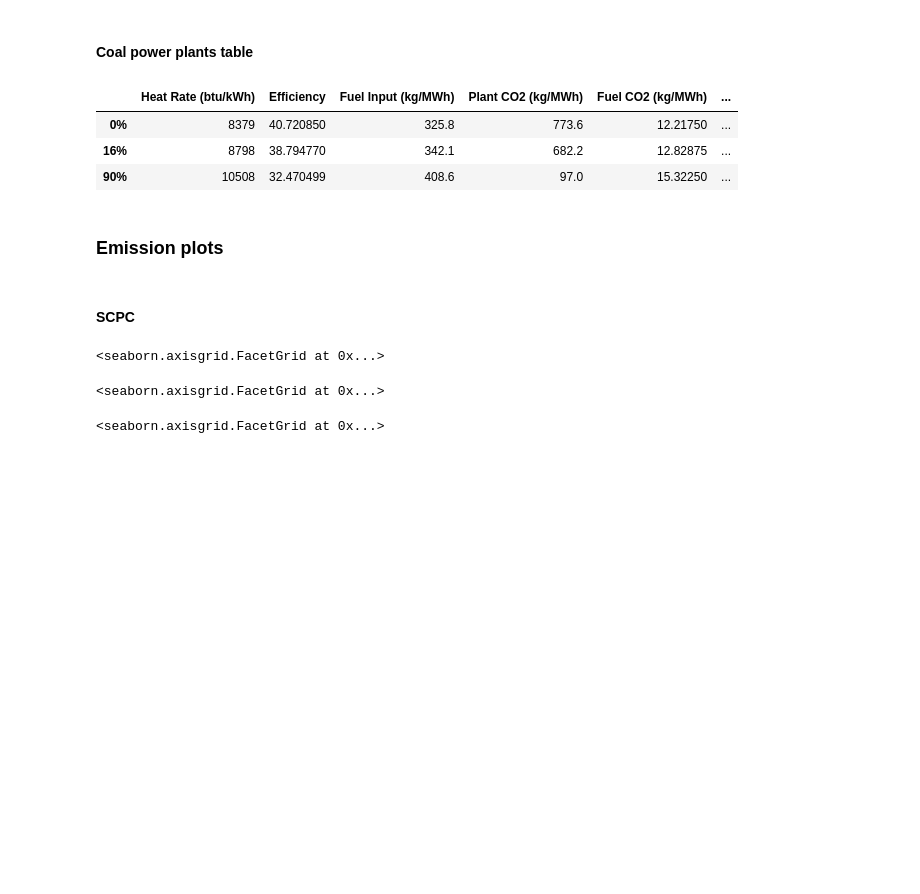
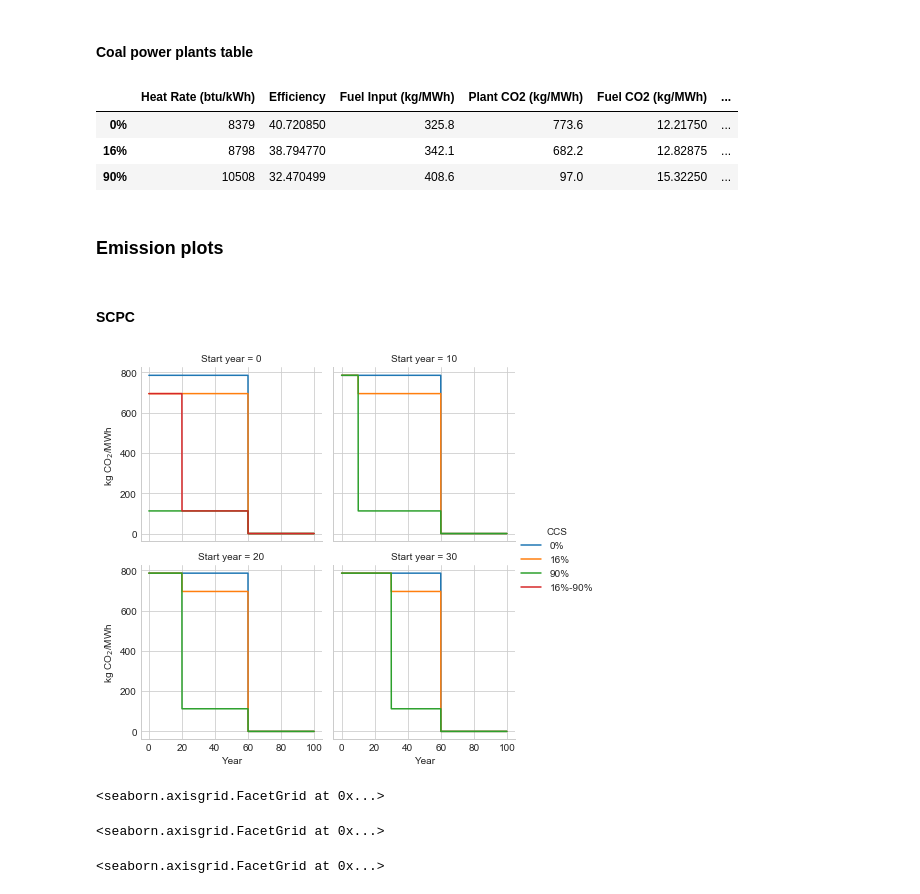
Before and after one commit to gschivley/CCS-climate, a Jupyter notebook: Notebooks/Emissions.ipynb, the cells around one changed output. Drawn from its saved outputs; the diff is of its cells as text; code cells hidden in the pictures; blank space fills up the shorter version.

Commit message:
update methods and years delay

```diff
--- a/Notebooks/Emissions.ipynb
+++ b/Notebooks/Emissions.ipynb
@@ -70,7 +70,7 @@ generation = size * hours * capacity_factor #MWh/yr
 
 end = 100
 tstep = 0.01
-time = np.linspace(0, end, num=end/tstep+1) #time array
+time = np.linspace(0, end, num=int(end/tstep+1)) #time array
 life = 60
 # %% [markdown]
 ## Define emissions
@@ -257,7 +257,7 @@ def emissions(coal_emissions, ng_emissions, CCS_start = 0, leakage_drop_by = 10,
         df = pd.DataFrame(index=time,
                               columns=['CO2', 'CH4', 'Leak', 'CCS', 'Fuel', 'Methane', 'Start year'])
         df.loc[:,'Start year'] = CCS_start
-        df.loc[:,'Methane'] = None
+        df.loc[:,'Methane'] = '-'
         df.loc[:,'Fuel'] = 'Coal'
         df.loc[:,'CCS'] = ccs
         df.loc[:,'Leak'] = 'SCPC'
@@ -290,4 +290,11 @@ def emissions(coal_emissions, ng_emissions, CCS_start = 0, leakage_drop_by = 10,
         df.loc[:,'Time'] = df.index
         df.reset_index(drop=True, inplace=True)
 
-    return emissions_df, df_list
+    return emissions_df#, df_list
+# %%
+delay_years = [0, 10, 20, 30]
+emissions_df = pd.concat([emissions(coal_emissions,
+                                   ng_emissions,
+                                   CCS_start=x,
+                                   leak_values=range(1,11))
+                         for x in delay_years])
@@ -367,6 +406,18 @@ c_df.to_csv('Coal SI table.csv')
 sns.set_style('whitegrid')
 # %% [markdown]
 #### SCPC
+# %%
+g = sns.FacetGrid(emissions_df[(emissions_df['Fuel']=='Coal')], hue='CCS',
+                  col='Start year', hue_order=['0%', '16%', '90%', '16%-90%'],
+                  col_wrap=2)
+g.map(plt.plot, 'Time', 'CO2')
+g.set_ylabels('kg CO$_2$/MWh')
+g.set_xlabels('Year')
+g.add_legend()
+file_path = os.path.join('../Figures', 'SCPC CO2 emissions.pdf')
+# plt.savefig(file_path)
+# %% [output]
+[figure, added]
 # %%
 all_emissions = pd.concat([start_emissions, delay_emissions])
 g = sns.FacetGrid(all_emissions[(all_emissions['Fuel']=='Coal')], hue='CCS',
```
Also changed, not shown: parts of 8 cells of this notebook, 1 other file.
